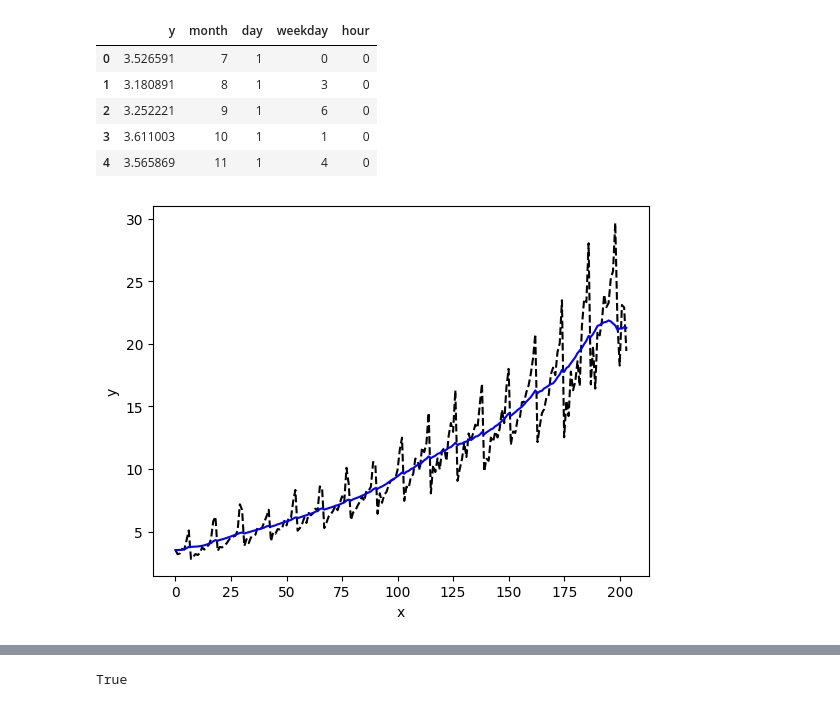
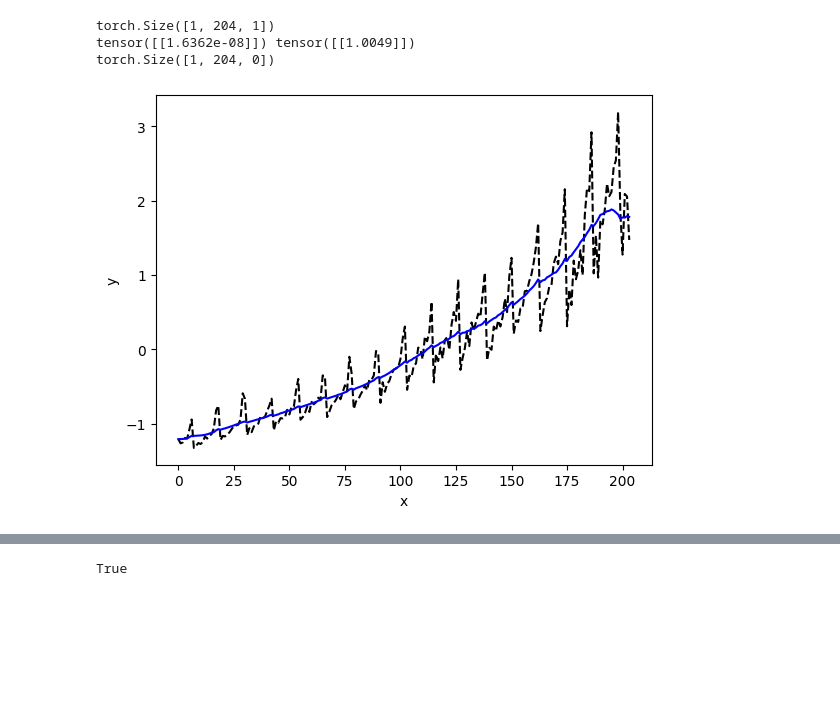
Before and after one commit to benhsampson/autoformer, a Jupyter notebook: autoformer.ipynb, the cells around one changed output, grey strips where cells are left out. Saved outputs shown, nothing was run; the diff lists cells and outputs as text; code cells hidden in the pictures; blank space fills up the shorter version.

```diff
--- a/autoformer.ipynb
+++ b/autoformer.ipynb
@@ -52,41 +58,37 @@ df_raw = pd.read_csv('data/AusAntidiabeticDrug.csv')
-# %%
-df = df_raw.copy()
-df.loc[:, 'date'] = pd.to_datetime(df['ds'])
-dt = df['date'].dt
-df.loc[:, 'month'] = dt.month
-df.loc[:, 'day'] = dt.day
-df.loc[:, 'weekday'] = dt.weekday
-df.loc[:, 'hour'] = dt.hour
-df.drop(columns=['ds', 'date'], inplace=True)
-df.head()
-# %% [output]
-|  | y | month | day | weekday | hour |
-| 0 | 3.526591 | 7 | 1 | 0 | 0 |
-| 1 | 3.180891 | 8 | 1 | 3 | 0 |
-| 2 | 3.252221 | 9 | 1 | 6 | 0 |
-| 3 | 3.611003 | 10 | 1 | 1 | 0 |
-| 4 | 3.565869 | 11 | 1 | 4 | 0 |
 # %%
+df = pd.read_csv('data/AusAntidiabeticDrug.csv')
+
 PERIODS = ['month', 'day', 'weekday', 'hour', 'minute']
 period2ix = {p: i for i, p in enumerate(PERIODS)}
 
-x = torch.as_tensor(
-    df['y'].values.astype(np.float32)
-).view(1, -1, 1)
-x_mark = torch.as_tensor(
-    df[[p for p in PERIODS if p in df.columns]].values
-).unsqueeze(0)
+data_x = df[['y']].values.astype(np.float32)
+
+scaler = StandardScaler()
+scaler.fit(data_x)
+data_x = scaler.transform(data_x)
+
+x = torch.as_tensor(data_x).view(1, -1, 1)
+print(x.shape)
+print(torch.mean(x, dim=1), torch.var(x, dim=1))
+
+x_mark = torch.as_tensor(df[[p for p in PERIODS if p in df.columns]].values).unsqueeze(
+    0
+)
+print(x_mark.shape)
 
 decomp = SeriesDecomp(25)
 seasonal, trend = decomp(x)
 
 plt.ylabel('y')
 plt.xlabel('x')
 plt.plot(torch.arange(x.shape[1]), x[0], 'k--', label='y')
 plt.plot(torch.arange(x.shape[1]), trend[0], 'b-', label='y')
 plt.show()
 # %% [output]
+torch.Size([1, 204, 1])
+tensor([[1.6362e-08]]) tensor([[1.0049]])
+torch.Size([1, 204, 0])
-[figure, old version]
+[figure, new version]
 # %%
 class TokenEmbedding(nn.Module):
     def __init__(self, C_in: int, D_model: int):
```
Also changed, not shown: parts of 21 cells of this notebook, 23 other files.
